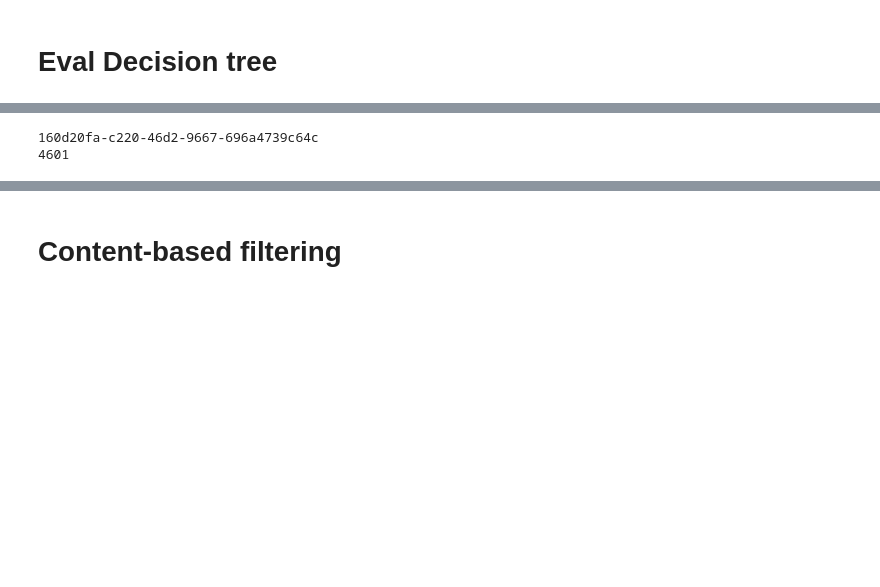
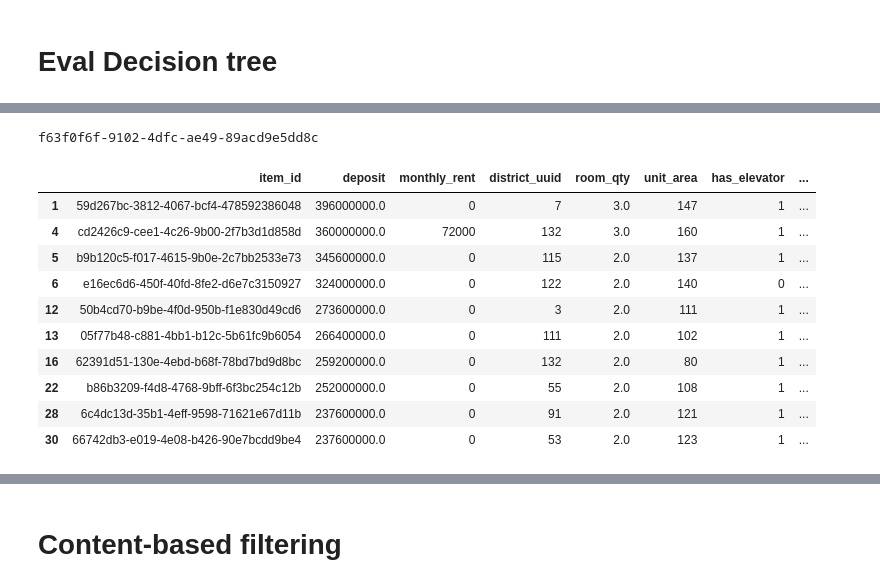
Before and after one commit to hunghuy201280/real-estate-recommendation, a Jupyter notebook: models/code.ipynb, the cells around one changed output, grey strips where cells are left out. Saved outputs shown, nothing was run; the diff lists cells and outputs as text; code cells hidden in the pictures; blank space fills up the shorter version.

```diff
--- a/models/code.ipynb
+++ b/models/code.ipynb
@@ -632,19 +632,29 @@ weighted avg       0.35      0.04      0.00     17699
 # %%
 uid=unique_user_id_train[rand.randint(0,len(unique_user_id_train)-1)]
 #40c034e8-032a-4f88-a684-26d85cc28e19
 
 print(uid)
 ids, points = get_items_point_by_user(points_test, uid)
 
 
 # x_test_dt=home[home_orig.item_id.isin(ids)]
 
 selected_model=dt_trained_models[uid]
 predicted=selected_model.predict(home)
-print(predicted.sum())
+home_orig_cleaned[predicted].head(10)
 # %% [output]
-160d20fa-c220-46d2-9667-696a4739c64c
-4601
+f63f0f6f-9102-4dfc-ae49-89acd9e5dd8c
+|  | item_id | deposit | monthly_rent | district_uuid | room_qty | unit_area | has_elevator | ... |
+| 1 | 59d267bc-3812-4067-bcf4-478592386048 | 396000000.0 | 0 | 7 | 3.0 | 147 | 1 | ... |
+| 4 | cd2426c9-cee1-4c26-9b00-2f7b3d1d858d | 360000000.0 | 72000 | 132 | 3.0 | 160 | 1 | ... |
+| 5 | b9b120c5-f017-4615-9b0e-2c7bb2533e73 | 345600000.0 | 0 | 115 | 2.0 | 137 | 1 | ... |
+| 6 | e16ec6d6-450f-40fd-8fe2-d6e7c3150927 | 324000000.0 | 0 | 122 | 2.0 | 140 | 0 | ... |
+| 12 | 50b4cd70-b9be-4f0d-950b-f1e830d49cd6 | 273600000.0 | 0 | 3 | 2.0 | 111 | 1 | ... |
+| 13 | 05f77b48-c881-4bb1-b12c-5b61fc9b6054 | 266400000.0 | 0 | 111 | 2.0 | 102 | 1 | ... |
+| 16 | 62391d51-130e-4ebd-b68f-78bd7bd9d8bc | 259200000.0 | 0 | 132 | 2.0 | 80 | 1 | ... |
+| 22 | b86b3209-f4d8-4768-9bff-6f3bc254c12b | 252000000.0 | 0 | 55 | 2.0 | 108 | 1 | ... |
+| 28 | 6c4dc13d-35b1-4eff-9598-71621e67d11b | 237600000.0 | 0 | 91 | 2.0 | 121 | 1 | ... |
+| 30 | 66742db3-e019-4e08-b426-90e7bcdd9be4 | 237600000.0 | 0 | 53 | 2.0 | 123 | 1 | ... |
 # %%
 
 
```
Also changed, not shown: parts of 40 cells of this notebook, 1 other file.
